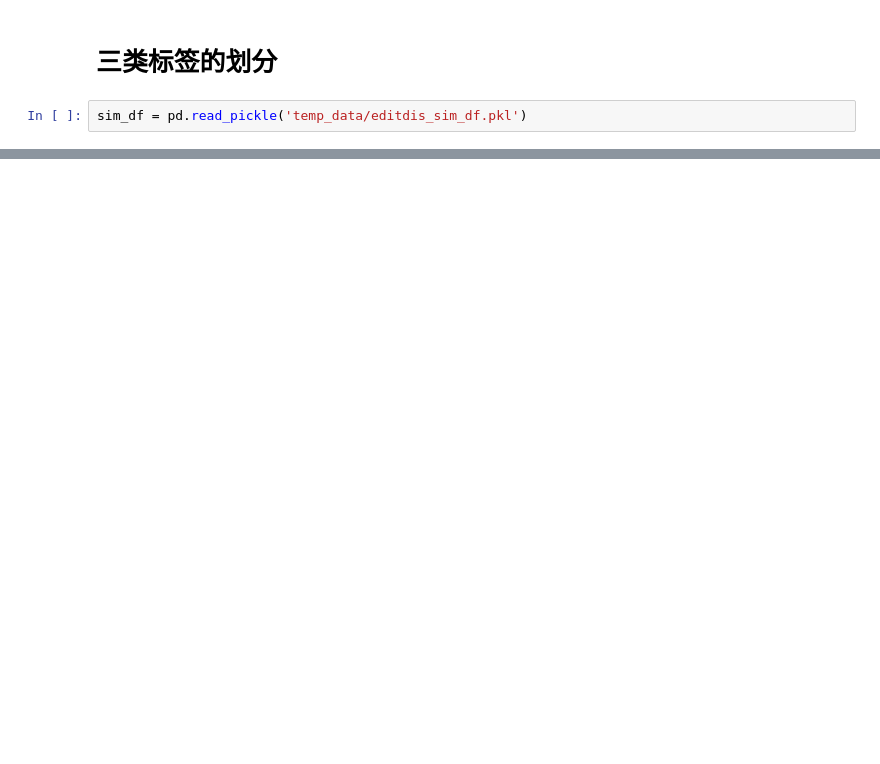
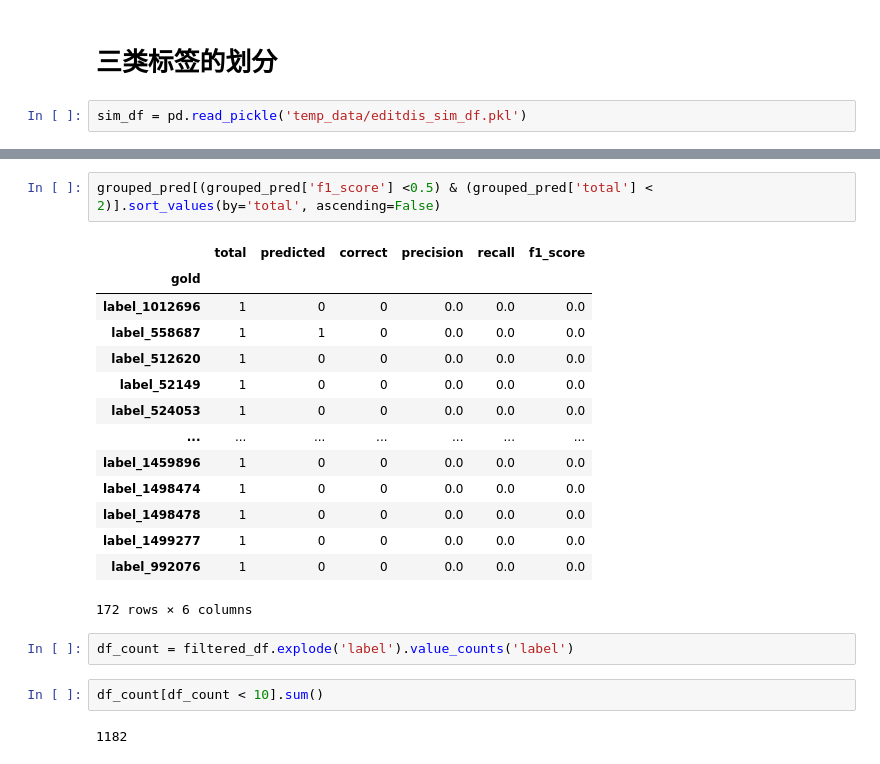
Before and after one commit to 1170500820/RM2023, a Jupyter notebook: process.ipynb, the cells around one changed output, grey strips where cells are left out. Drawn from its saved outputs; the diff is of its cells as text; blank space fills up the shorter version.

```diff
--- a/process.ipynb
+++ b/process.ipynb
@@ -498,0 +548,23 @@ sim_df = pd.read_pickle('temp_data/editdis_sim_df.pkl')
+# %%
+grouped_pred[(grouped_pred['f1_score'] <0.5) & (grouped_pred['total'] < 2)].sort_values(by='total', ascending=False)
+# %% [output]
+|  | total | predicted | correct | precision | recall | f1_score |
+| gold |  |  |  |  |  |  |
+| label_1012696 | 1 | 0 | 0 | 0.0 | 0.0 | 0.0 |
+| label_558687 | 1 | 1 | 0 | 0.0 | 0.0 | 0.0 |
+| label_512620 | 1 | 0 | 0 | 0.0 | 0.0 | 0.0 |
+| label_52149 | 1 | 0 | 0 | 0.0 | 0.0 | 0.0 |
+| label_524053 | 1 | 0 | 0 | 0.0 | 0.0 | 0.0 |
+| ... | ... | ... | ... | ... | ... | ... |
+| label_1459896 | 1 | 0 | 0 | 0.0 | 0.0 | 0.0 |
+| label_1498474 | 1 | 0 | 0 | 0.0 | 0.0 | 0.0 |
+| label_1498478 | 1 | 0 | 0 | 0.0 | 0.0 | 0.0 |
+| label_1499277 | 1 | 0 | 0 | 0.0 | 0.0 | 0.0 |
+| label_992076 | 1 | 0 | 0 | 0.0 | 0.0 | 0.0 |
+172 rows × 6 columns
+# %%
+df_count = filtered_df.explode('label').value_counts('label')
+# %%
+df_count[df_count < 10].sum()
+# %% [output]
+1182
```
Also changed, not shown: parts of 19 cells of this notebook, 2 other files.
